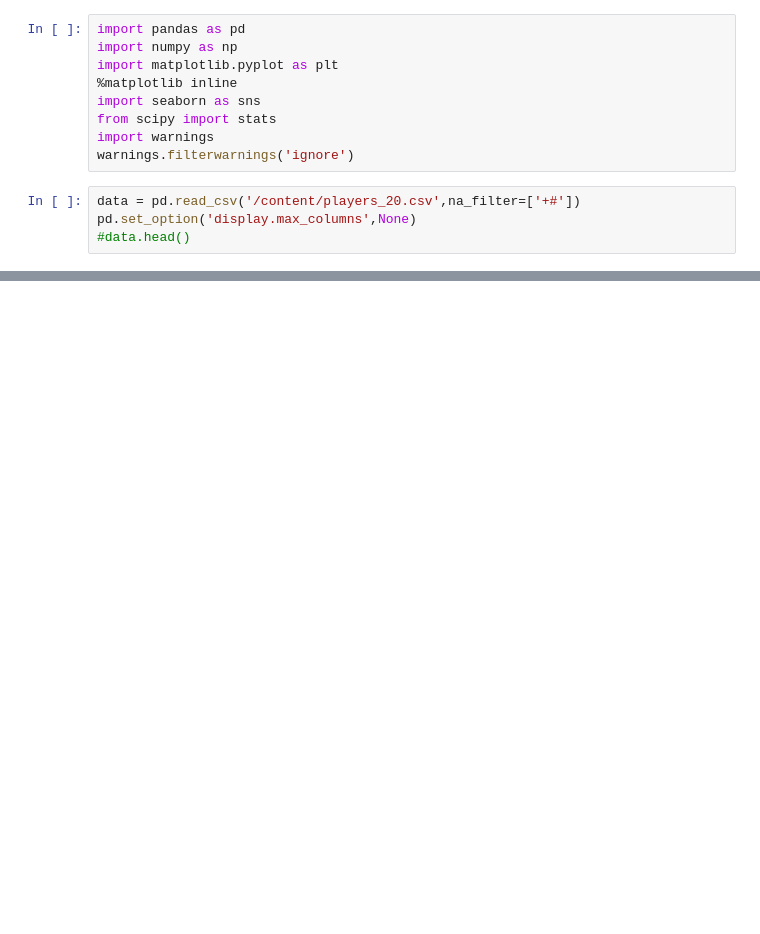
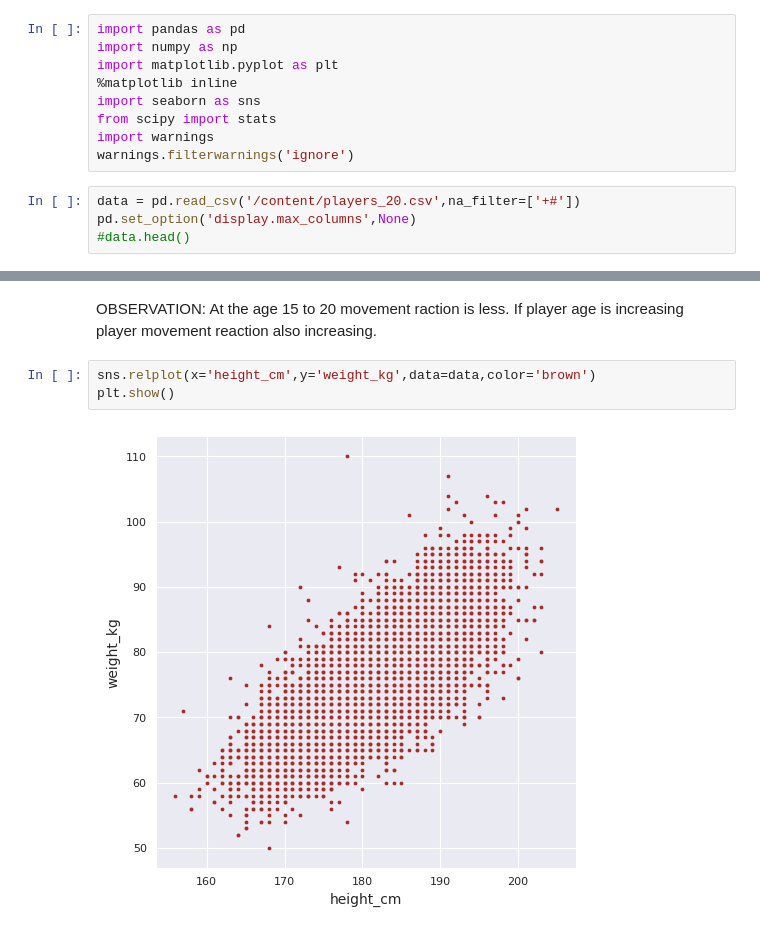
Before and after one commit to shakti57/batch18, a Jupyter notebook: Project_FIFA20.ipynb, the cells around one changed output, grey strips where cells are left out. Drawn from its saved outputs; the diff is of its cells as text; blank space fills up the shorter version.

```diff
--- a/Project_FIFA20.ipynb
+++ b/Project_FIFA20.ipynb
@@ -24,0 +282,9 @@ LOAD DATA![fifa.png](embedded-picture-1)
+# %% [markdown]
+OBSERVATION:
+At the age 15 to 20 movement raction is less.
+If player age is increasing player movement reaction also increasing.
+# %%
+sns.relplot(x='height_cm',y='weight_kg',data=data,color='brown')
+plt.show()
+# %% [output]
+[figure, added]
```
Also changed, not shown: parts of 29 cells of this notebook.
